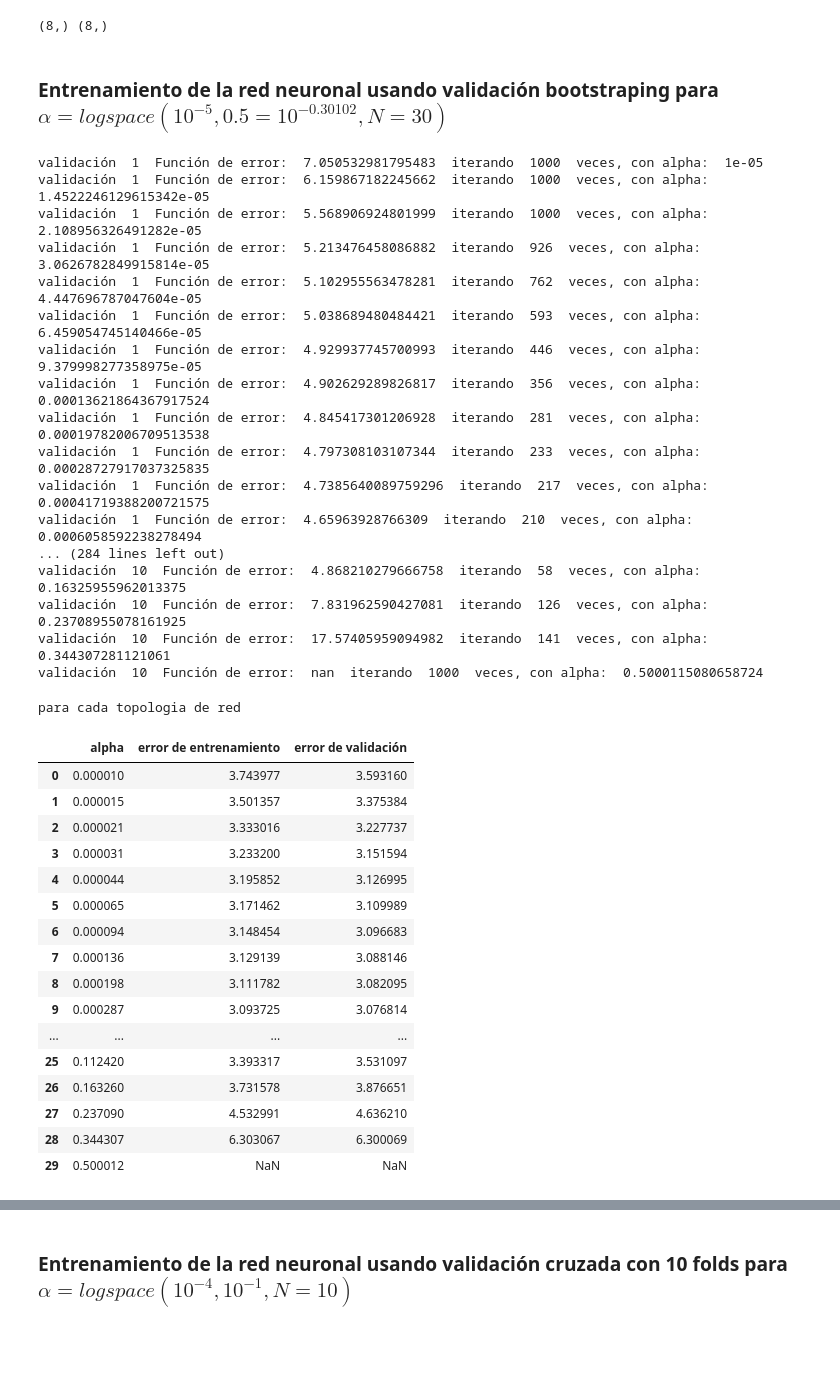
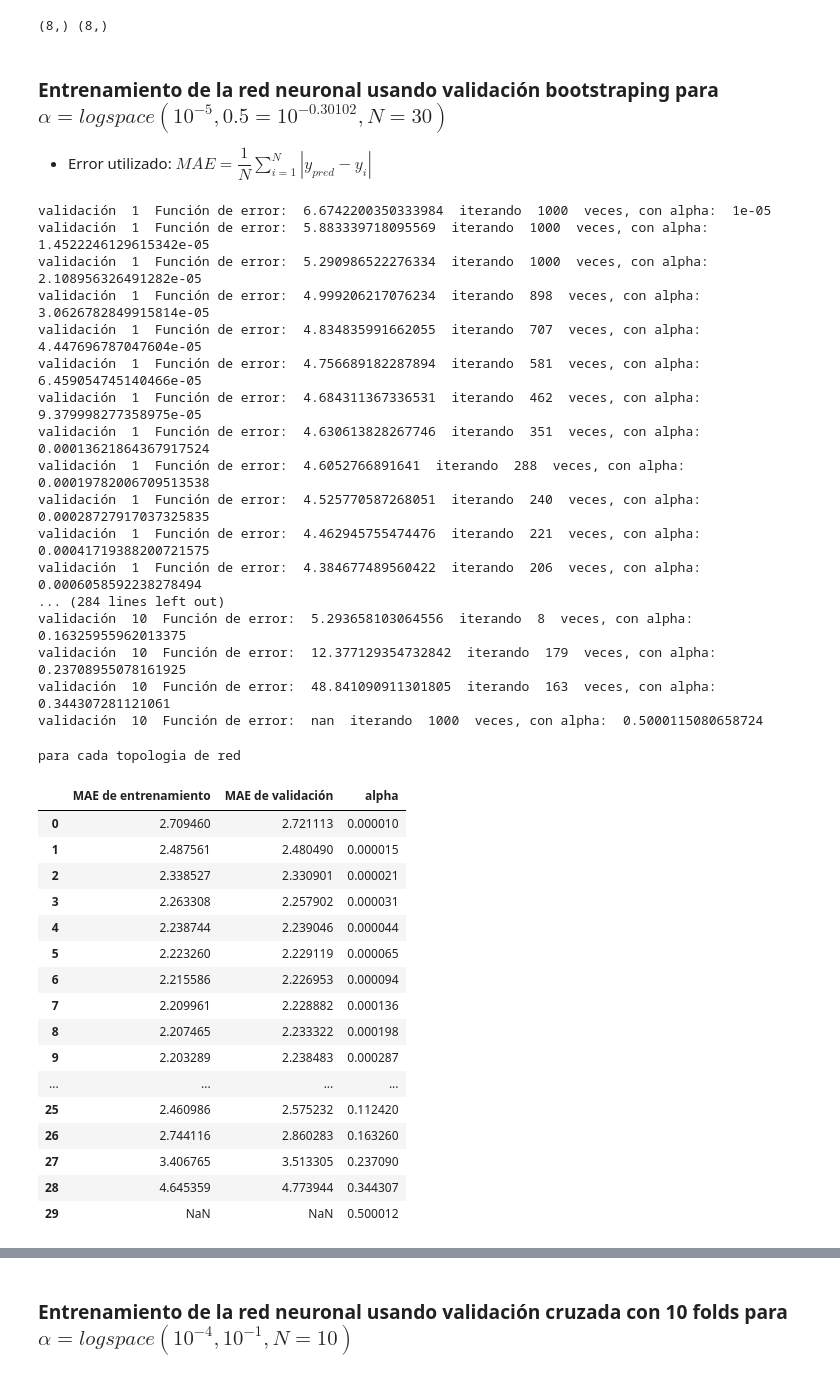
Before and after one commit to juanArango17/inteligenciaComputacional_20181, a Jupyter notebook: Tarea2_Redes_Neuronales/Punto1_LMS/punto1_LMS.ipynb, the cells around one changed output, grey strips where cells are left out. Saved outputs shown, nothing was run; the diff lists cells and outputs as text; code cells hidden in the pictures; blank space fills up the shorter version.

```diff
--- a/Tarea2_Redes_Neuronales/Punto1_LMS/punto1_LMS.ipynb
+++ b/Tarea2_Redes_Neuronales/Punto1_LMS/punto1_LMS.ipynb
@@ -108,6 +108,8 @@ print(minimo.shape,maximo.shape)
 (8,) (8,)
 # %% [markdown]
 ### Entrenamiento de la red neuronal usando validación bootstraping para $\alpha = logspace(10^{-5}, 0.5=10^{-0.30102}, N = 30)$
+
+- Error utilizado: $MAE = \dfrac{1}{N} \sum_{i=1}^{N}|y_{pred}-y_i|$
 # %%
 intentos  = 10
 alpha     = np.logspace(-5,-0.30102,num=30)
@@ -133,57 +135,57 @@ for k in range(0,intentos):
     ecm2       = clearList(len(alpha))
     for i in range(len(alpha)):
         [wLMS[i],predicted1[i],E,Ni] = LMS_training(X_train,y_train,iteraciones=1000,de_min=0.001,alpha=alpha[i])
-        ecm1[i] = np.sqrt(np.sum(((predicted1[i]-y_train)*(predicted1[i]-y_train)))/y_train.shape)[0]
+        ecm1[i] = np.sum(np.abs(predicted1[i]-y_train))/y_train.shape[0]
         p_i = []
         for j in range(0,X_val.shape[0]):
             p_i.append(Predict(X_val[j,:],wLMS[i]))
         predicted2[i] = p_i
-        ecm2[i] = np.sqrt(np.sum(((predicted2[i]-y_val)*(predicted2[i]-y_val)))/y_val.shape)[0]
+        ecm2[i] = np.sum(np.abs(predicted2[i]-y_val))/y_val.shape[0]
         print('validación ',(k+1),' Función de error: ',str(E),' iterando ',str(Ni),' veces, con alpha: ',str(alpha[i]))
     ecm_train[k,:] = ecm1
     ecm_val[k,:]   = ecm2
 # %% [output]
-validación  1  Función de error:  7.050532981795483  iterando  1000  veces, con alpha:  1e-05
-validación  1  Función de error:  6.159867182245662  iterando  1000  veces, con alpha:  1.4522246129615342e-05
-validación  1  Función de error:  5.568906924801999  iterando  1000  veces, con alpha:  2.108956326491282e-05
-validación  1  Función de error:  5.213476458086882  iterando  926  veces, con alpha:  3.0626782849915814e-05
-validación  1  Función de error:  5.102955563478281  iterando  762  veces, con alpha:  4.447696787047604e-05
-validación  1  Función de error:  5.038689480484421  iterando  593  veces, con alpha:  6.459054745140466e-05
-validación  1  Función de error:  4.929937745700993  iterando  446  veces, con alpha:  9.379998277358975e-05
-validación  1  Función de error:  4.902629289826817  iterando  356  veces, con alpha:  0.00013621864367917524
-validación  1  Función de error:  4.845417301206928  iterando  281  veces, con alpha:  0.00019782006709513538
-validación  1  Función de error:  4.797308103107344  iterando  233  veces, con alpha:  0.00028727917037325835
-validación  1  Función de error:  4.7385640089759296  iterando  217  veces, con alpha:  0.00041719388200721575
-validación  1  Función de error:  4.65963928766309  iterando  210  veces, con alpha:  0.0006058592238278494
+validación  1  Función de error:  6.6742200350333984  iterando  1000  veces, con alpha:  1e-05
+validación  1  Función de error:  5.883339718095569  iterando  1000  veces, con alpha:  1.4522246129615342e-05
+validación  1  Función de error:  5.290986522276334  iterando  1000  veces, con alpha:  2.108956326491282e-05
+validación  1  Función de error:  4.999206217076234  iterando  898  veces, con alpha:  3.0626782849915814e-05
+validación  1  Función de error:  4.834835991662055  iterando  707  veces, con alpha:  4.447696787047604e-05
+validación  1  Función de error:  4.756689182287894  iterando  581  veces, con alpha:  6.459054745140466e-05
+validación  1  Función de error:  4.684311367336531  iterando  462  veces, con alpha:  9.379998277358975e-05
+validación  1  Función de error:  4.630613828267746  iterando  351  veces, con alpha:  0.00013621864367917524
+validación  1  Función de error:  4.6052766891641  iterando  288  veces, con alpha:  0.00019782006709513538
+validación  1  Función de error:  4.525770587268051  iterando  240  veces, con alpha:  0.00028727917037325835
+validación  1  Función de error:  4.462945755474476  iterando  221  veces, con alpha:  0.00041719388200721575
+validación  1  Función de error:  4.384677489560422  iterando  206  veces, con alpha:  0.0006058592238278494
 ... (284 lines left out)
-validación  10  Función de error:  4.868210279666758  iterando  58  veces, con alpha:  0.16325955962013375
-validación  10  Función de error:  7.831962590427081  iterando  126  veces, con alpha:  0.23708955078161925
-validación  10  Función de error:  17.57405959094982  iterando  141  veces, con alpha:  0.344307281121061
+validación  10  Función de error:  5.293658103064556  iterando  8  veces, con alpha:  0.16325955962013375
+validación  10  Función de error:  12.377129354732842  iterando  179  veces, con alpha:  0.23708955078161925
+validación  10  Función de error:  48.841090911301805  iterando  163  veces, con alpha:  0.344307281121061
 validación  10  Función de error:  nan  iterando  1000  veces, con alpha:  0.5000115080658724
 # %%
 print('para cada topologia de red')
-d = {'alpha': alpha,'error de entrenamiento': np.mean(ecm_train,axis=0), 'error de validación' : np.mean(ecm_val,axis=0)}
+d = {'alpha': alpha,'MAE de entrenamiento': np.mean(ecm_train,axis=0), 'MAE de validación' : np.mean(ecm_val,axis=0)}
 df = pd.DataFrame(data=d)
 df
 # %% [output]
 para cada topologia de red
-|  | alpha | error de entrenamiento | error de validación |
-| 0 | 0.000010 | 3.743977 | 3.593160 |
-| 1 | 0.000015 | 3.501357 | 3.375384 |
-| 2 | 0.000021 | 3.333016 | 3.227737 |
-| 3 | 0.000031 | 3.233200 | 3.151594 |
-| 4 | 0.000044 | 3.195852 | 3.126995 |
-| 5 | 0.000065 | 3.171462 | 3.109989 |
-| 6 | 0.000094 | 3.148454 | 3.096683 |
-| 7 | 0.000136 | 3.129139 | 3.088146 |
-| 8 | 0.000198 | 3.111782 | 3.082095 |
-| 9 | 0.000287 | 3.093725 | 3.076814 |
+|  | MAE de entrenamiento | MAE de validación | alpha |
+| 0 | 2.709460 | 2.721113 | 0.000010 |
+| 1 | 2.487561 | 2.480490 | 0.000015 |
+| 2 | 2.338527 | 2.330901 | 0.000021 |
+| 3 | 2.263308 | 2.257902 | 0.000031 |
+| 4 | 2.238744 | 2.239046 | 0.000044 |
+| 5 | 2.223260 | 2.229119 | 0.000065 |
+| 6 | 2.215586 | 2.226953 | 0.000094 |
+| 7 | 2.209961 | 2.228882 | 0.000136 |
+| 8 | 2.207465 | 2.233322 | 0.000198 |
+| 9 | 2.203289 | 2.238483 | 0.000287 |
 | ... | ... | ... | ... |
-| 25 | 0.112420 | 3.393317 | 3.531097 |
-| 26 | 0.163260 | 3.731578 | 3.876651 |
-| 27 | 0.237090 | 4.532991 | 4.636210 |
-| 28 | 0.344307 | 6.303067 | 6.300069 |
-| 29 | 0.500012 | NaN | NaN |
+| 25 | 2.460986 | 2.575232 | 0.112420 |
+| 26 | 2.744116 | 2.860283 | 0.163260 |
+| 27 | 3.406765 | 3.513305 | 0.237090 |
+| 28 | 4.645359 | 4.773944 | 0.344307 |
+| 29 | NaN | NaN | 0.500012 |
 # %%
 #utilizando la topologia nro 9 de la tabla anterior
 prediction_testing = []
```
Also changed, not shown: parts of 5 cells of this notebook, 14 other files.
